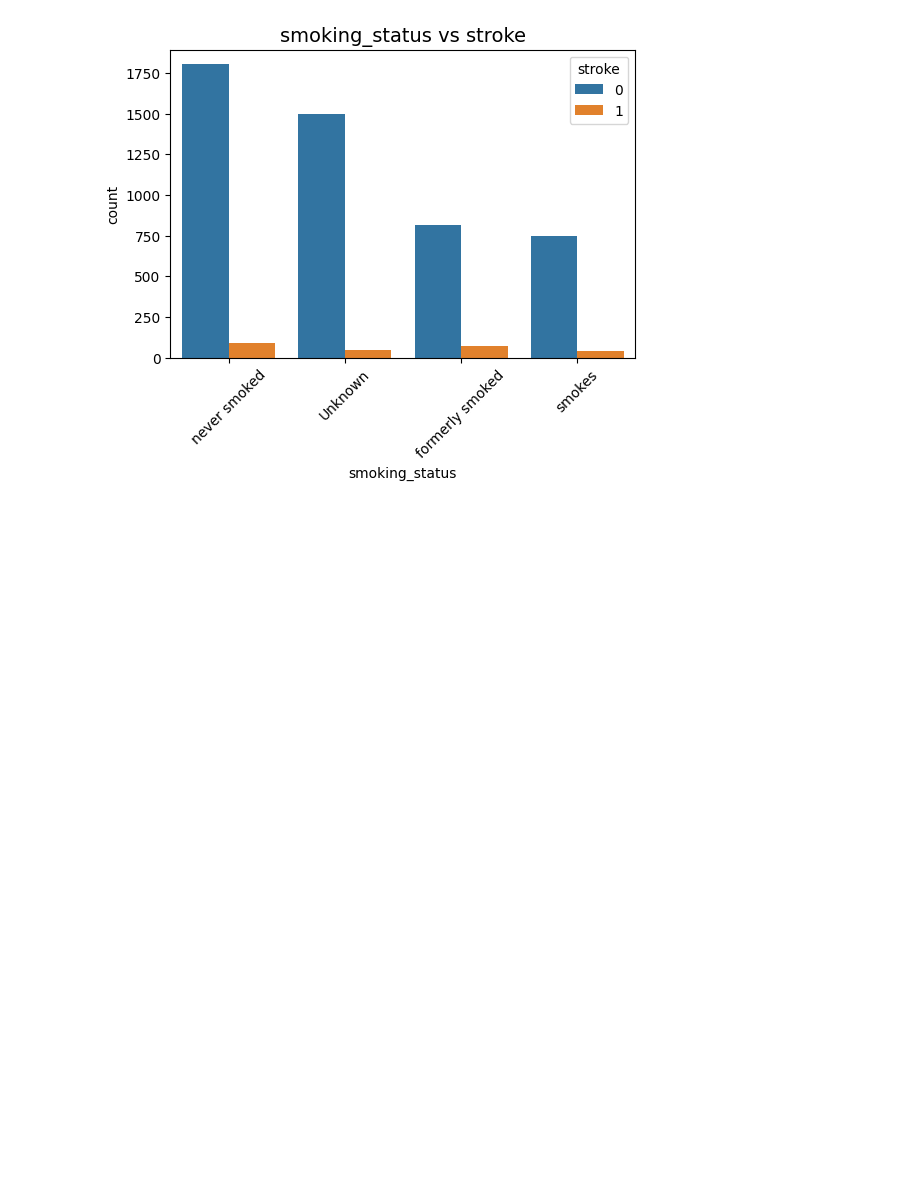
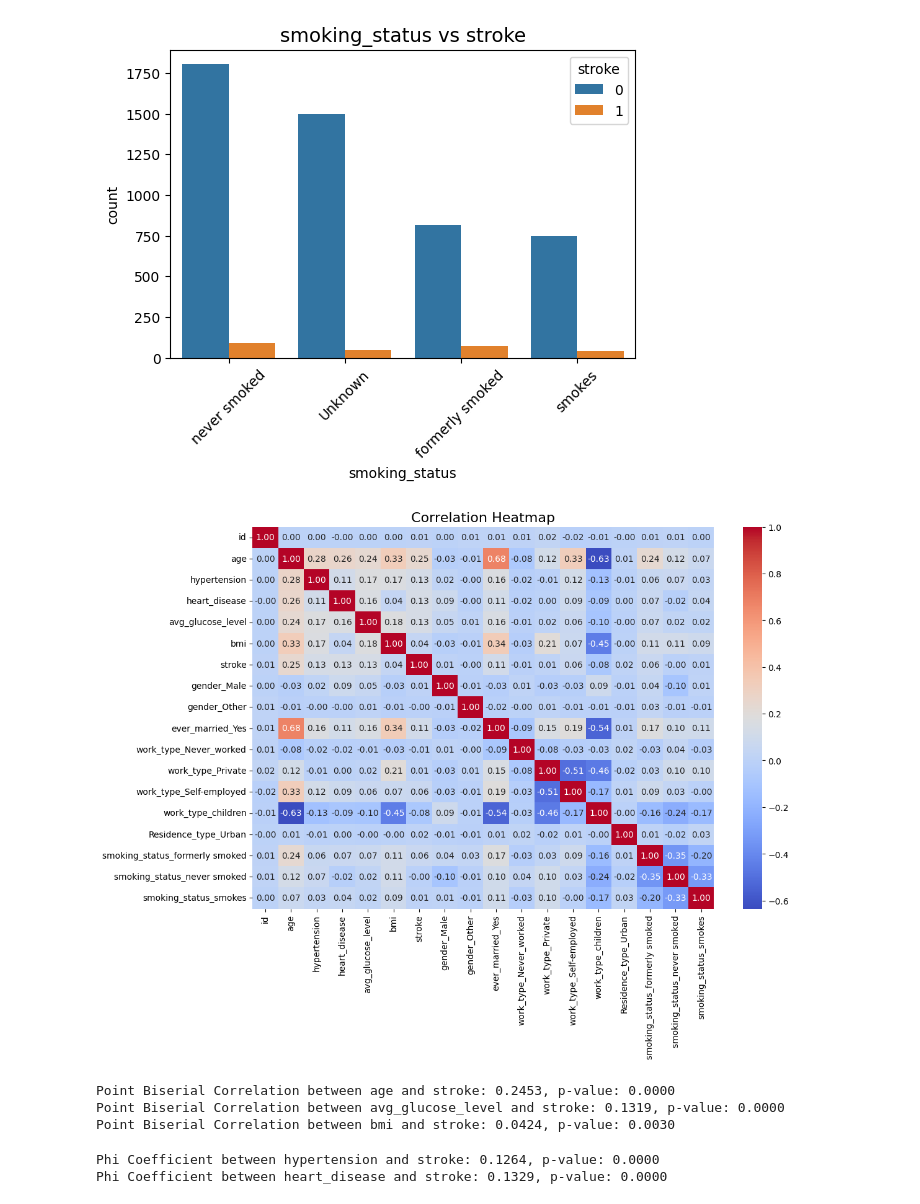
Before and after one commit to ali-khurshid/stroke-risk-predictive-analysis, a Jupyter notebook: jupyter_notebooks/01 - stroke_eda.ipynb, the cells around one changed output. Saved outputs shown, nothing was run; the diff lists cells and outputs as text; code cells hidden in the pictures; blank space fills up the shorter version.

Commit message:
Correlation analysis done

```diff
--- a/jupyter_notebooks/01 - EDA-stroke-risk-dataset.ipynb
+++ b/jupyter_notebooks/01 - stroke_eda.ipynb
@@ -183,3 +183,40 @@ for col in categorical_values:
 [figure]
 [figure]
 [figure]
+# %%
+#one hot encoding for categorical values since there are some that are not binary. Then I will plot a heatmap.
+
+df_encoded = pd.get_dummies(df, drop_first=True)
+plt.figure(figsize=(12,8))
+sns.heatmap(df_encoded.corr(), annot=True, fmt=".2f", cmap='coolwarm')
+plt.title('Correlation Heatmap', fontsize=16)
+plt.show()
+# %% [output]
+[figure, added]
+# %%
+# Using PointBiserial Correlation for numerical and binary categorical variables
+from scipy.stats import pointbiserialr
+for col in numerical_cols:
+    if col in ['id', 'stroke', 'hypertension', 'heart_disease']:
+        continue
+    corr, p_value = pointbiserialr(df[col].dropna(), df['stroke'].loc[df[col].dropna().index])
+    print(f'Point Biserial Correlation between {col} and stroke: {corr:.4f}, p-value: {p_value:.4f}')
+# %% [output]
+Point Biserial Correlation between age and stroke: 0.2453, p-value: 0.0000
+Point Biserial Correlation between avg_glucose_level and stroke: 0.1319, p-value: 0.0000
+Point Biserial Correlation between bmi and stroke: 0.0424, p-value: 0.0030
+# %%
+#Phi coefficient for binary categorical variables
+from scipy.stats import chi2_contingency
+binary_cat_cols = ['hypertension', 'heart_disease', 'stroke']
+for col in binary_cat_cols:
+    if col == 'stroke':
+        continue
+    contingency_table = pd.crosstab(df[col], df['stroke'])
+    chi2, p, dof, ex = chi2_contingency(contingency_table)
+    n = contingency_table.sum().sum()
+    phi = np.sqrt(chi2 / n)
+    print(f'Phi Coefficient between {col} and stroke: {phi:.4f}, p-value: {p:.4f}')
+# %% [output]
+Phi Coefficient between hypertension and stroke: 0.1264, p-value: 0.0000
+Phi Coefficient between heart_disease and stroke: 0.1329, p-value: 0.0000
```
Also changed, not shown: parts of 2 cells of this notebook.
